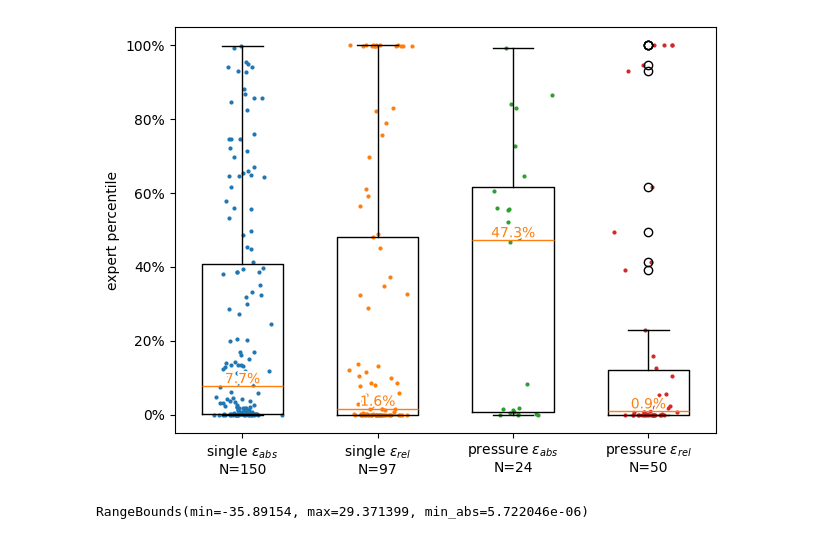
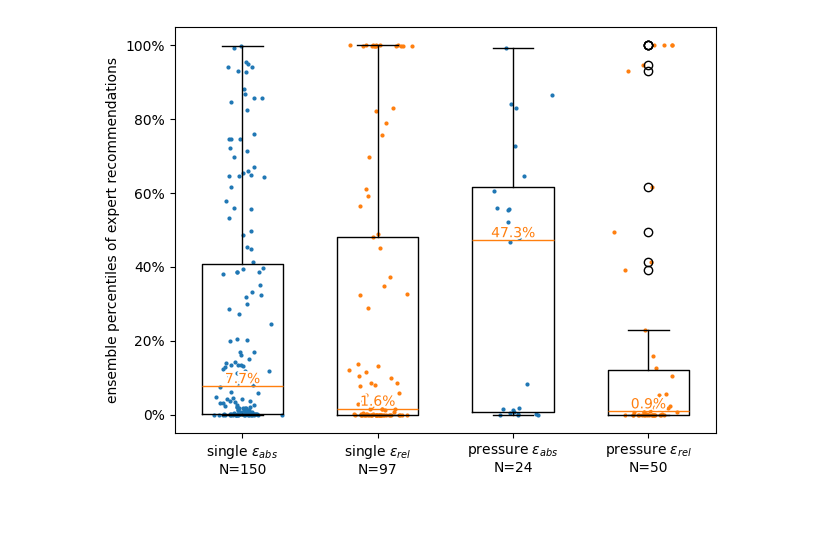
Before and after one commit to juntyr/era5-ensemble-compression-tolerance, a Jupyter notebook: expert-quantile-plots.ipynb, the cells around one changed output. Saved outputs shown, nothing was run; the diff lists cells and outputs as text; code cells hidden in the pictures.

```diff
--- a/expert-quantile-plots.ipynb
+++ b/expert-quantile-plots.ipynb
@@ -56,7 +57,7 @@ class RangeBounds:
 # %%
 def parse_single(path: Path):
     with Path(path).open() as f:
-        for line in f.readlines():
+        for line in f:
             var, rest = line.split(": ", 1)
             info = eval(rest)
 
@@ -72,7 +73,7 @@ def parse_pressure(path: Path):
             if line is None:
                 try:
                     line = next(ls)
-                except Exception:
+                except StopIteration:
                     break
 
             var, rest = line.split(":", 1)
@@ -80,7 +81,7 @@ def parse_pressure(path: Path):
             while True:
                 try:
                     line = next(ls)
-                except Exception:
+                except StopIteration:
                     line = None
                     break
 
@@ -107,7 +108,7 @@ sabs = [1 - q.absolute for v, q in single_expert if not np.isnan(q.absolute)]
 srel = [1 - q.relative for v, q in single_expert if not np.isnan(q.relative)]
 
 b1 = ax.boxplot(sabs, positions=[0.0])
-ax.scatter(rng.normal(loc=0.0, scale=0.025, size=len(sabs)), sabs, s=4)
+ax.scatter(rng.normal(loc=0.0, scale=0.025, size=len(sabs)), sabs, s=4, c="tab:blue")
 ax.text(
     0.0,
     np.median(sabs),
@@ -119,7 +120,7 @@ ax.text(
 )
 
 b2 = ax.boxplot(srel, positions=[0.25])
-ax.scatter(rng.normal(loc=0.25, scale=0.025, size=len(srel)), srel, s=4)
+ax.scatter(rng.normal(loc=0.25, scale=0.025, size=len(srel)), srel, s=4, c="tab:orange")
 ax.text(
     0.25,
     np.median(srel),
@@ -134,7 +135,7 @@ pabs = [1 - q.absolute for v, p, q in pressure_expert if not np.isnan(q.absolute
 prel = [1 - q.relative for v, p, q in pressure_expert if not np.isnan(q.relative)]
 
 b3 = ax.boxplot(pabs, positions=[0.5])
-ax.scatter(rng.normal(loc=0.5, scale=0.025, size=len(pabs)), pabs, s=4)
+ax.scatter(rng.normal(loc=0.5, scale=0.025, size=len(pabs)), pabs, s=4, c="tab:blue")
 ax.text(
     0.5,
     np.median(pabs),
@@ -146,33 +147,33 @@ ax.text(
 )
 
 b4 = ax.boxplot(prel, positions=[0.75])
-ax.scatter(rng.normal(loc=0.75, scale=0.025, size=len(prel)), prel, s=4)
+ax.scatter(rng.normal(loc=0.75, scale=0.025, size=len(prel)), prel, s=4, c="tab:orange")
 ax.text(
     0.75,
     np.median(prel),
     f"{np.format_float_positional(100 * np.median(prel), precision=1, min_digits=1)}%",
     ha="center",
     va="bottom",
     color=b4["medians"][0].get_color(),
     path_effects=[mpe.withStroke(linewidth=3, foreground="white")],
 )
 
 ax.set_xticks([0.0, 0.25, 0.5, 0.75])
 ax.set_xticklabels(
     [
         f"single $\\epsilon_{{abs}}$\nN={len(sabs)}",
         f"single $\\epsilon_{{rel}}$\nN={len(srel)}",
         f"pressure $\\epsilon_{{abs}}$\nN={len(pabs)}",
         f"pressure $\\epsilon_{{rel}}$\nN={len(prel)}",
     ]
 )
 ax.set_xlim(-0.125, 0.875)
-ax.set_ylabel("expert percentile")
+ax.set_ylabel("ensemble percentiles of expert recommendations")
 ax.yaxis.set_major_formatter(mpl.ticker.PercentFormatter(1.0))
 
 plt.tight_layout()
 
 plt.show()
 fig.savefig(plots / "boxplot.pdf")
 # %% [output]
-[figure, old version]
+[figure, new version]
@@ -182,7 +181,3 @@ single_ensemble = dict(parse_single("ensemble-spread-single.txt"))
 single_range = dict(parse_single("range-single.txt"))
 # %%
 single_bit_information = dict(parse_single("bit-information-single.txt"))
-# %%
-single_range["u10"]
-# %% [output]
-RangeBounds(min=-35.89154, max=29.371399, min_abs=5.722046e-06)
```
Also changed, not shown: parts of 15 cells of this notebook.
